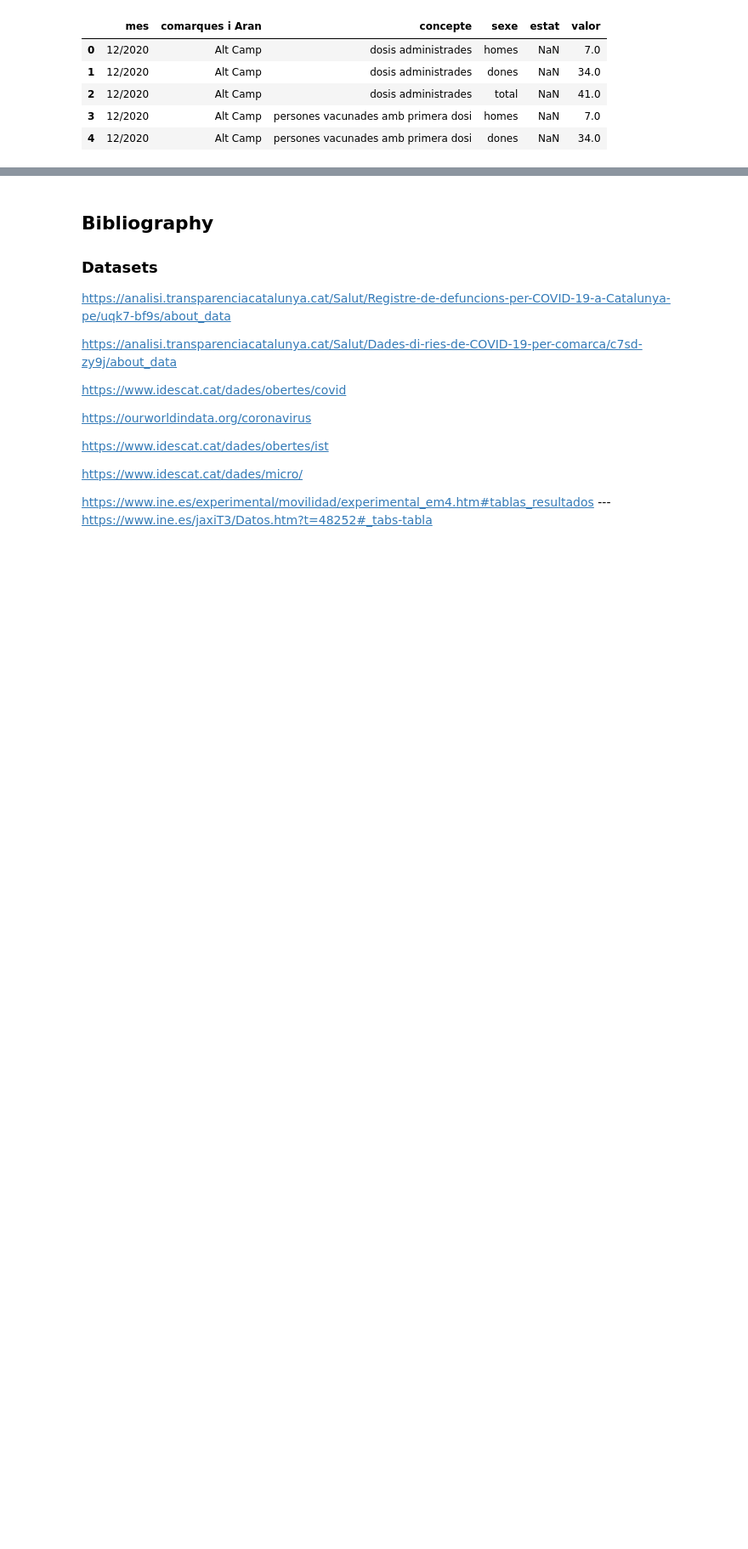
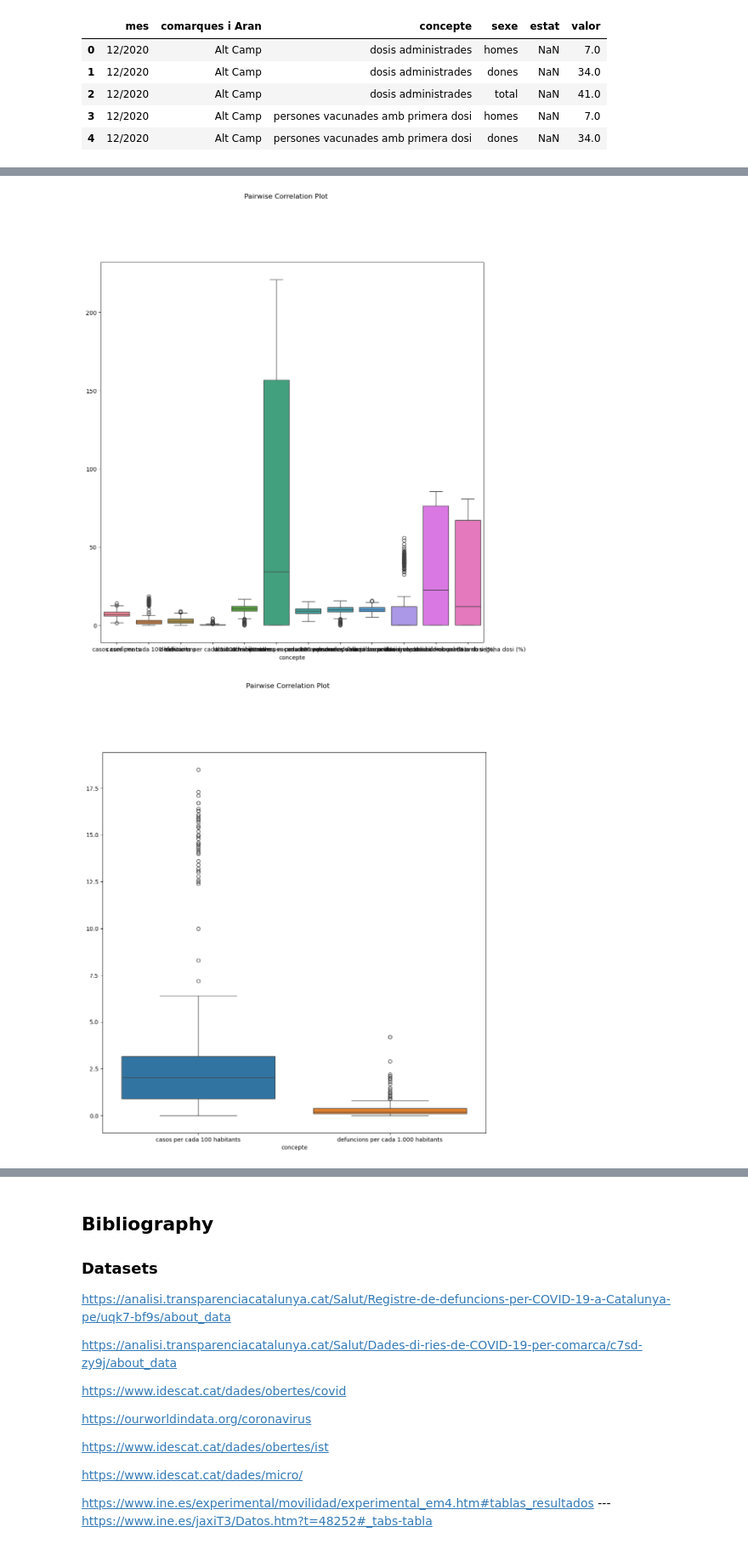
Before and after one commit to RobertTorrell/BayesCovidCat, a Jupyter notebook: BayesCodivCat_nb.ipynb, the cells around one changed output, grey strips where cells are left out. Shown at 85% size. Drawn from its saved outputs; the diff is of its cells as text; code cells hidden in the pictures; blank space fills up the shorter version.

```diff
--- a/BayesCodivCat_nb.ipynb
+++ b/BayesCodivCat_nb.ipynb
@@ -232,0 +270,12 @@ df_defuncions_comarques_trimestral_total.head()
+# %%
+df_comarques_trimestral_total["casos confirmats"] = np.log(df_comarques_trimestral_total["casos confirmats"])
+df_comarques_trimestral_total["defuncions"] = np.log(df_comarques_trimestral_total["defuncions"])
+df_comarques_trimestral_total["dosis administrades"] = np.log(df_comarques_trimestral_total["dosis administrades"])
+df_comarques_trimestral_total["persones vacunades amb dosi addicional"] = np.log(df_comarques_trimestral_total["persones vacunades amb dosi addicional"])
+df_comarques_trimestral_total["persones vacunades amb primera dosi"] = np.log(df_comarques_trimestral_total["persones vacunades amb primera dosi"])
+df_comarques_trimestral_total["persones vacunades amb segona dosi"] = np.log(df_comarques_trimestral_total["persones vacunades amb segona dosi"])
+
+do_plots_exploration()
+# %% [output]
+[figure, added]
+[figure, added]
```
Also changed, not shown: parts of 17 cells of this notebook.
